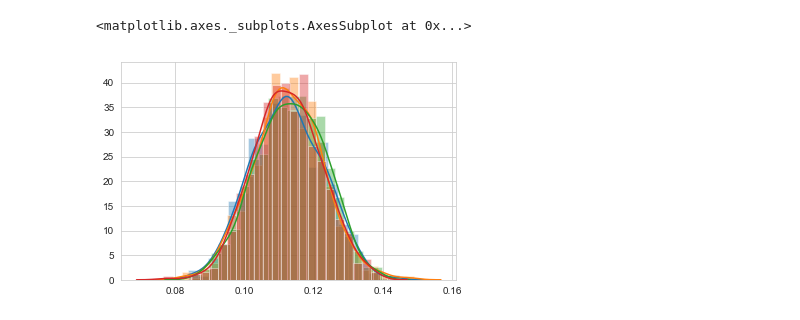
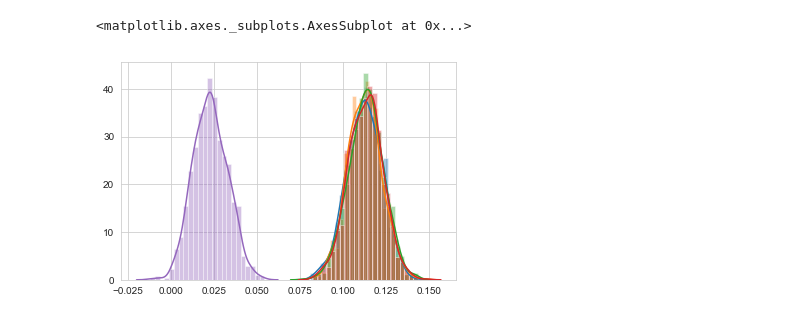
Before and after one commit to Stolpmann/MonteCarloSalesForecast, a Jupyter notebook: Monte Carlo Sales Forecast (MindMed).ipynb, the cells around one changed output. Saved outputs shown, nothing was run; the diff lists cells and outputs as text; code cells hidden in the pictures.

```diff
--- a/Monte Carlo Sales Forecast (MindMed).ipynb
+++ b/Monte Carlo Sales Forecast (MindMed).ipynb
@@ -60,0 +61,42 @@ addiction_Revenue
+# %%
+#Generates a range for market penetration
+pain = np.arange(0.10,0.20,0.005)
+
+#Average and Standard Deviation of Addiction Market Penetration
+pain_avg = sum(pain) / len(pain)
+pain_std_dev = .1
+
+#Market Penetration Normal Distribution Generator
+pain_marketPenetration = np.random.normal(pain_avg,pain_std_dev,num_simulations)
+
+#Average of Simulated Normal Distribution for Market Penetration
+pain_Simulated_avg = sum(pain_marketPenetration) / len(pain_marketPenetration)
+
+#Annual Sales and Potential Market
+pain_avg_annual_sales = 24043
+pain_Potential_Market =  50000000
+
+#Market Size * Simulated Market Penetration Average
+Estimated_pain_Market_Size = pain_Simulated_avg * pain_Potential_Market
+
+#Generates a range for Royalty Rates
+pain_Royalty_rate_range = np.arange(0.0,0.05,0.005)
+
+#Average and Standard Deviation of Addiction Royalty Rate
+pain_Royalty_rate_avg = sum(pain_Royalty_rate_range) / len(pain_Royalty_rate_range)
+pain_Royalty_rate_avg_std_dev = .01
+
+#Royalty Rate Normal Distribution Generator
+pain_Royalty_rate = np.random.normal(pain_Royalty_rate_avg,pain_Royalty_rate_avg_std_dev,num_simulations)
+
+#Average of Simulated Normal Distribution for Royalty Rate
+pain_Royalty_rate_Simulated_avg = sum(pain_Royalty_rate) / len(pain_Royalty_rate)
+
+#Peak Sales derived from Market Size * Average Annual Sales
+pain_Peak_sales = Estimated_pain_Market_Size * pain_avg_annual_sales
+
+#Peak Revenue derived from Peak Sales * Royalty Rate
+pain_Peak_Annual_Revenue = pain_Peak_sales * pain_Royalty_rate_Simulated_avg
+
+#Formatted Forecasted Revenue
+pain_Revenue = "${:,.2f}".format(pain_Peak_Annual_Revenue)
@@ -214,11 +260,12 @@ sns.distplot(LSD_neutral_marketPenetration)
 # %%
 sns.distplot(addiction_Royalty_rate)
 sns.distplot(anxiety_Royalty_rate)
 sns.distplot(adhd_Royalty_rate)
 sns.distplot(LSD_neutral_Royalty_rate)
+sns.distplot(pain_Royalty_rate)
 # %% [output]
 <matplotlib.axes._subplots.AxesSubplot at 0x...>
-[figure, old version]
+[figure, new version]
 # %%
 Estimated_addiction_Market_Size.round()
 # %% [output]
```
Also changed, not shown: parts of 13 cells of this notebook, 1 other file.
